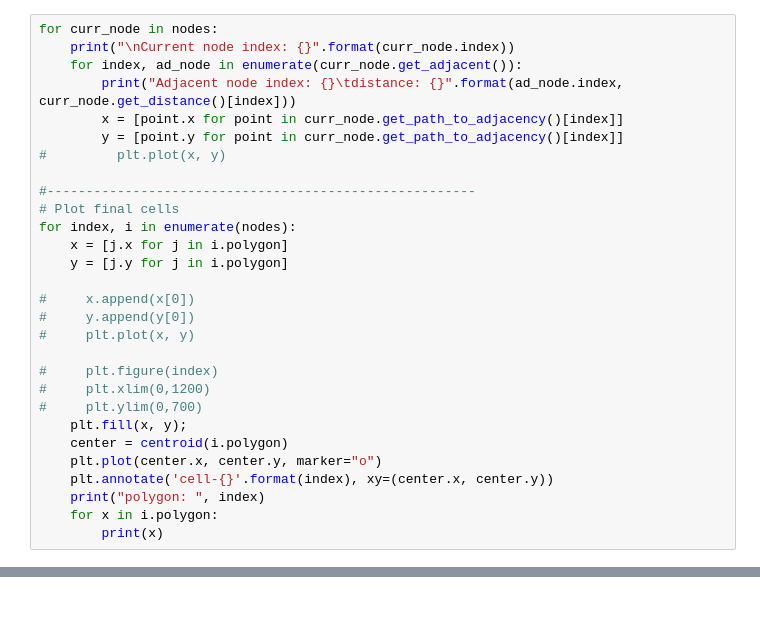
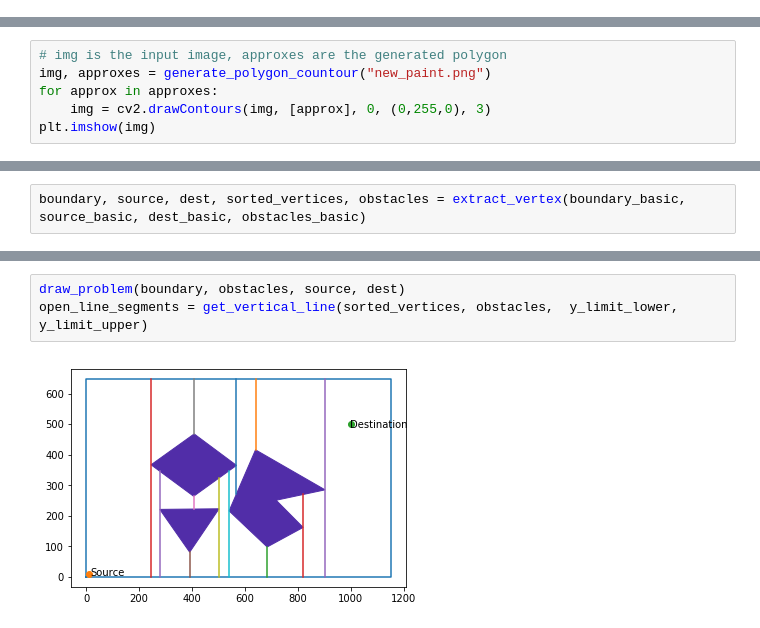
Before and after one commit to KunHanKH/Comple-Coverage-Path-PLanning-Based-on-Cell-Desomposition, a Jupyter notebook: Countour Detection and Polygon Approxiamation.ipynb, the cells around one changed output, grey strips where cells are left out. Saved outputs shown, nothing was run; the diff lists cells and outputs as text.

Commit message:
final_path_genenration

```diff
--- a/Countour Detection and Polygon Approxiamation.ipynb
+++ b/Countour Detection and Polygon Approxiamation.ipynb
@@ -594,29 +0,0 @@ len(nodes)
-# %%
-for curr_node in nodes:
-    print("\nCurrent node index: {}".format(curr_node.index))
-    for index, ad_node in enumerate(curr_node.get_adjacent()):
-        print("Adjacent node index: {}\tdistance: {}".format(ad_node.index, curr_node.get_distance()[index]))
-        x = [point.x for point in curr_node.get_path_to_adjacency()[index]]
-        y = [point.y for point in curr_node.get_path_to_adjacency()[index]]
-#         plt.plot(x, y)
-
-#-------------------------------------------------------
-# Plot final cells
-for index, i in enumerate(nodes):
-    x = [j.x for j in i.polygon]
-    y = [j.y for j in i.polygon]
-
-#     x.append(x[0])
-#     y.append(y[0])
-#     plt.plot(x, y)
-
-#     plt.figure(index)
-#     plt.xlim(0,1200)
-#     plt.ylim(0,700)
-    plt.fill(x, y);
-    center = centroid(i.polygon)
-    plt.plot(center.x, center.y, marker="o")
-    plt.annotate('cell-{}'.format(index), xy=(center.x, center.y))
-    print("polygon: ", index)
-    for x in i.polygon:
-        print(x)
@@ -654,0 +20,6 @@ def print_node(node):
+# %%
+# img is the input image, approxes are the generated polygon
+img, approxes = generate_polygon_countour("new_paint.png")
+for approx in approxes:
+    img = cv2.drawContours(img, [approx], 0, (0,255,0), 3)
+plt.imshow(img)
@@ -654,0 +45,2 @@ def print_node(node):
+# %%
+boundary, source, dest, sorted_vertices, obstacles = extract_vertex(boundary_basic, source_basic, dest_basic, obstacles_basic)
@@ -654,0 +88,5 @@ def print_node(node):
+# %%
+draw_problem(boundary, obstacles, source, dest)
+open_line_segments = get_vertical_line(sorted_vertices, obstacles,  y_limit_lower, y_limit_upper)
+# %% [output]
+[figure, added]
```
Also changed, not shown: parts of 56 cells of this notebook, 7 other files.
